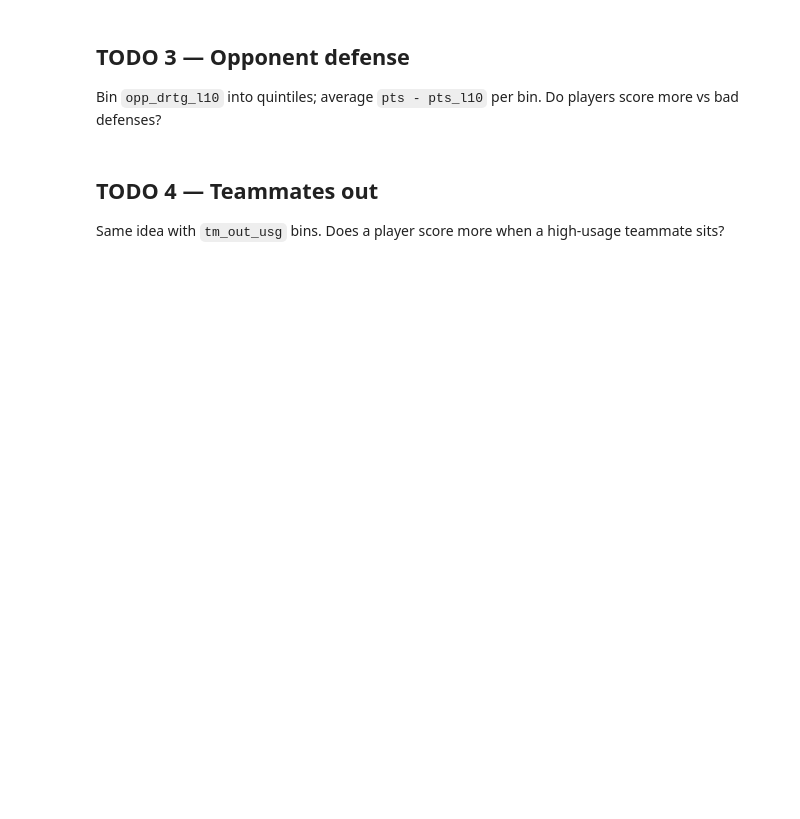
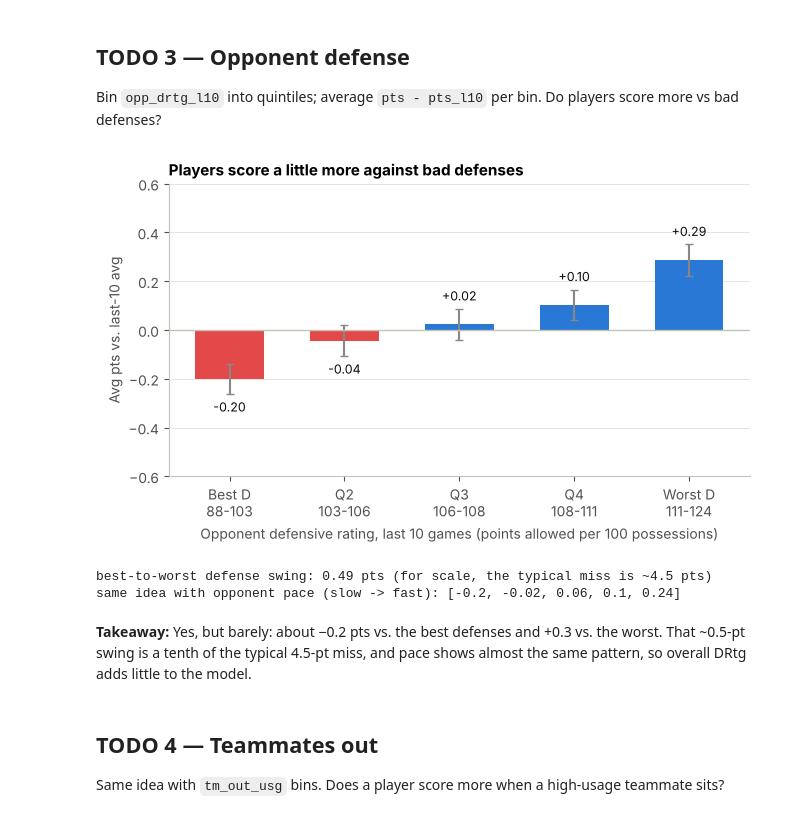
Before and after one commit to cmwada-afk/eclipse-nba-points, a Jupyter notebook: notebooks/01_eda_starter.ipynb, the cells around one changed output. Cells and saved outputs as stored; diff of their text form; code cells hidden in the pictures; blank space fills up the shorter version.

```diff
--- a/notebooks/01_eda_starter.ipynb
+++ b/notebooks/01_eda_starter.ipynb
@@ -24,6 +135,29 @@ Scatter or hexbin. How much of scoring is just playing time?
 # %% [markdown]
 ## TODO 3 — Opponent defense
 Bin `opp_drtg_l10` into quintiles; average `pts - pts_l10` per bin. Do players score more vs bad defenses?
+# %%
+quint = pd.qcut(train.opp_drtg_l10, 5)
+g = train.groupby(quint, observed=True)['diff'].agg(['mean', 'std', 'size'])
+names = ['Best D', 'Q2', 'Q3', 'Q4', 'Worst D']
+labels = [f'{n}\n{iv.left:.0f}-{iv.right:.0f}' for n, iv in zip(names, g.index)]
+
+fig, ax = plt.subplots(figsize=(7.5, 3.8))
+diff_bars(ax, g, labels)
+ax.set(xlabel='Opponent defensive rating, last 10 games (points allowed per 100 possessions)',
+       ylabel='Avg pts vs. last-10 avg', ylim=(-0.6, 0.6),
+       title='Players score a little more against bad defenses')
+plt.show()
+
+swing = g['mean'].iloc[-1] - g['mean'].iloc[0]
+print(f'best-to-worst defense swing: {swing:.2f} pts (for scale, the typical miss is ~4.5 pts)')
+pace = train.groupby(pd.qcut(train.opp_pace_l10, 5), observed=True)['diff'].mean().round(2)
+print('same idea with opponent pace (slow -> fast):', pace.tolist())
+# %% [output]
+[figure, added]
+best-to-worst defense swing: 0.49 pts (for scale, the typical miss is ~4.5 pts)
+same idea with opponent pace (slow -> fast): [-0.2, -0.02, 0.06, 0.1, 0.24]
+# %% [markdown]
+**Takeaway:** Yes, but barely: about −0.2 pts vs. the best defenses and +0.3 vs. the worst. That ~0.5-pt swing is a tenth of the typical 4.5-pt miss, and pace shows almost the same pattern, so overall DRtg adds little to the model.
 # %% [markdown]
 ## TODO 4 — Teammates out
 Same idea with `tm_out_usg` bins. Does a player score more when a high-usage teammate sits?
```
Also changed, not shown: parts of 14 cells of this notebook, 2 other files.
